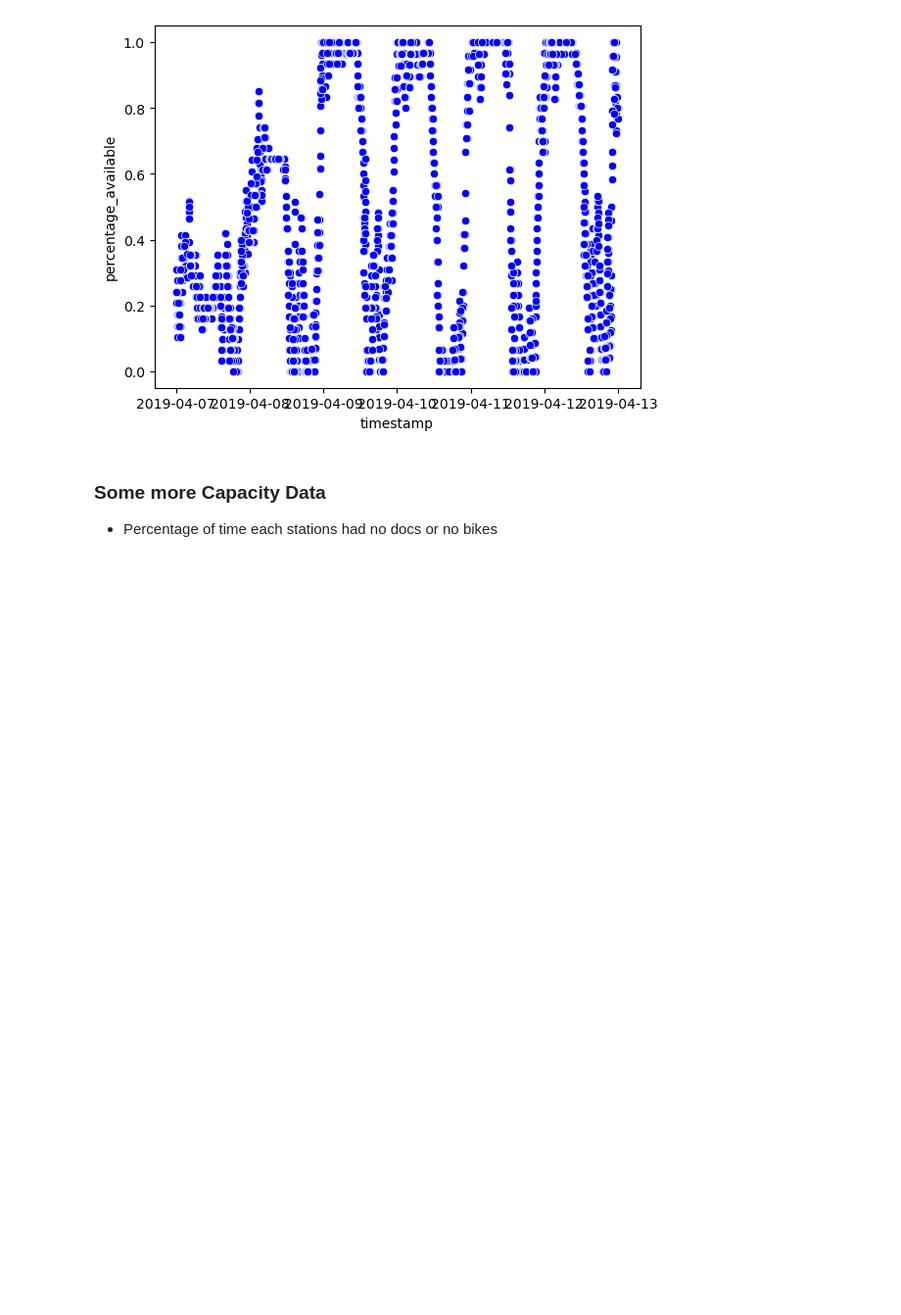
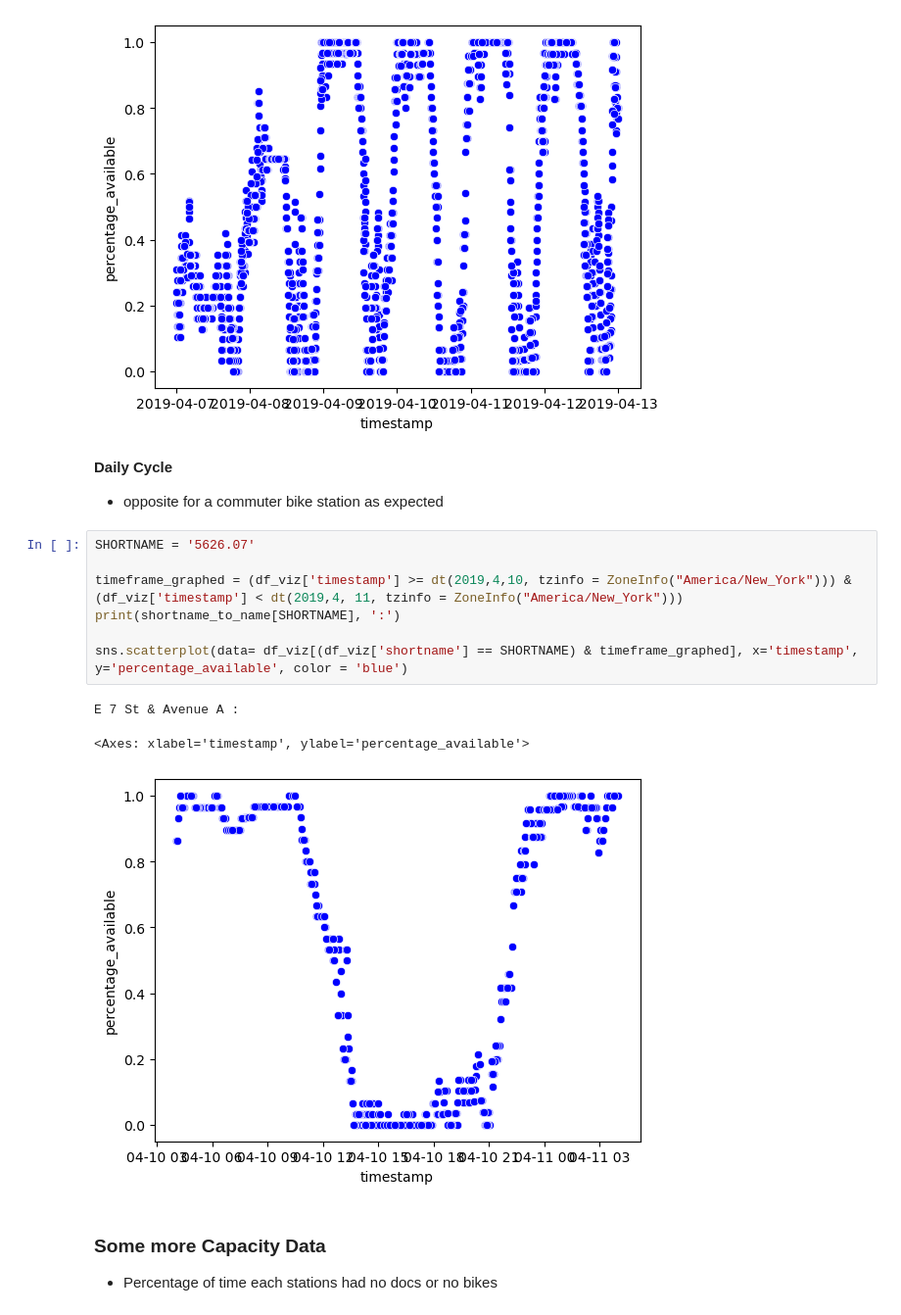
Before and after one commit to tristange123/citi_bike_project, a Jupyter notebook: Python_Backend/model_testing.ipynb, the cells around one changed output. Shown at 98% size. Saved outputs shown, nothing was run; the diff lists cells and outputs as text; blank space fills up the shorter version.

```diff
--- a/Python_Backend/model_testing.ipynb
+++ b/Python_Backend/model_testing.ipynb
@@ -215,6 +213,20 @@ sns.scatterplot(data= df_viz[(df_viz['shortname'] == SHORTNAME) & timeframe_grap
 E 7 St & Avenue A :
 <Axes: xlabel='timestamp', ylabel='percentage_available'>
 [figure]
+# %% [markdown]
+**Daily Cycle**
+- opposite for a commuter bike station as expected
+# %%
+SHORTNAME = '5626.07'
+
+timeframe_graphed = (df_viz['timestamp'] >= dt(2019,4,10, tzinfo = ZoneInfo("America/New_York"))) & (df_viz['timestamp'] < dt(2019,4, 11, tzinfo = ZoneInfo("America/New_York")))
+print(shortname_to_name[SHORTNAME], ':')
+
+sns.scatterplot(data= df_viz[(df_viz['shortname'] == SHORTNAME) & timeframe_graphed], x='timestamp', y='percentage_available', color = 'blue')
+# %% [output]
+E 7 St & Avenue A :
+<Axes: xlabel='timestamp', ylabel='percentage_available'>
+[figure, added]
 # %% [markdown]
 ### Some more Capacity Data
 -  Percentage of time each stations had no docs or no bikes
```
Also changed, not shown: parts of 4 cells of this notebook, 2 other files.
